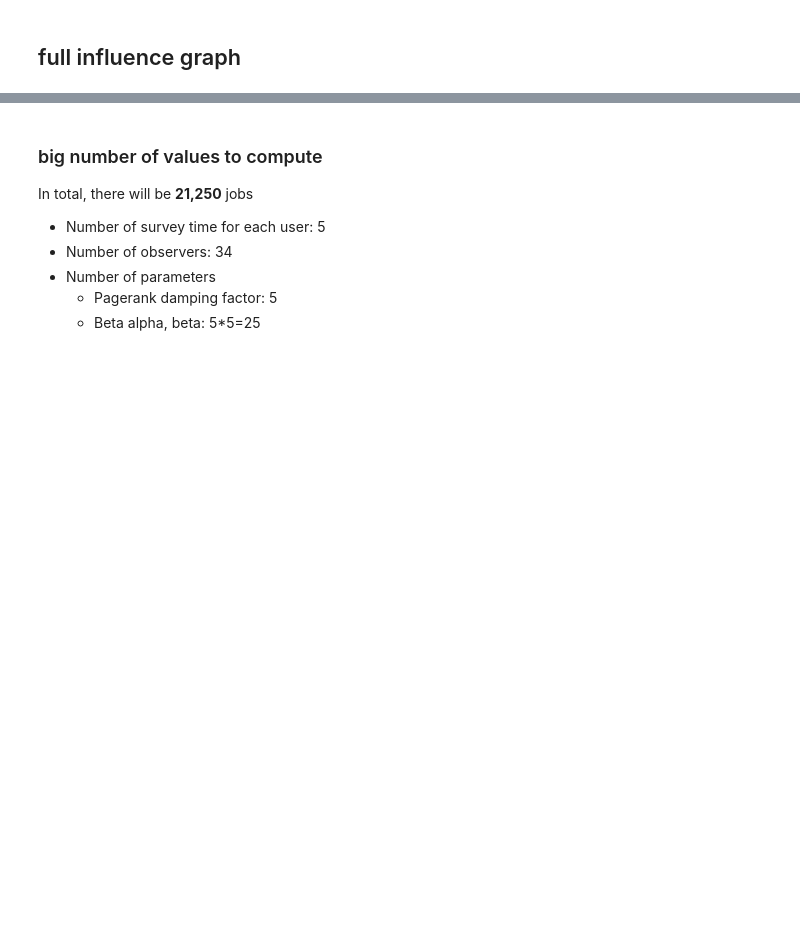
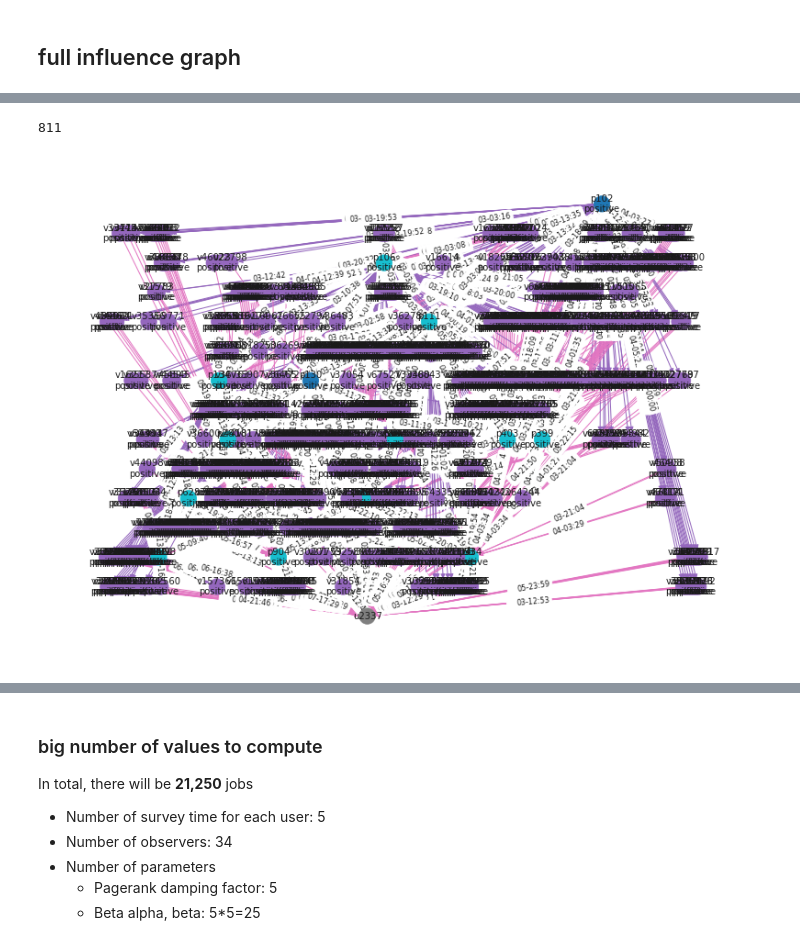
Before and after one commit to ruiliu310/dartpost-research, a Jupyter notebook: influence_graph.ipynb, the cells around one changed output, grey strips where cells are left out. Saved outputs shown, nothing was run; the diff lists cells and outputs as text; code cells hidden in the pictures; blank space fills up the shorter version.

```diff
--- a/influence_graph.ipynb
+++ b/influence_graph.ipynb
@@ -296,30 +276,33 @@ print(len(subG))
 # %%
 # pos = nx.spring_layout(subG, iterations=100)
 pos = nx.drawing.nx_agraph.graphviz_layout(subG, prog="dot")
 
 fig = plt.figure(figsize=(14, 10))
 ax = fig.subplots()
 
 nx.draw(
     subG, ax=ax,
     pos=pos,
     with_labels=True,
 #     node_color=[use_color[color_map[subG.nodes[n]["kind"]]] for n in subG.nodes],
     node_color=[use_color[color_map[subG.nodes[n]["kind"]]]
                 if n[0] != "u" else use_color[color_map[subG.nodes[n]["color"]]]
                 for n in subG.nodes],
     edge_color=[use_color[color_map[subG.edges[e]["kind"]]] for e in subG.edges],
-    labels={n: f"{n}\n{subG.nodes[n]['senti']}" if subG.nodes[n]['kind'] != "user" else n for n in subG.nodes},
+    labels={n: f"{n}\n{subG.nodes[n]['polar']}" if subG.nodes[n]['kind'] != "user" else n for n in subG.nodes},
     font_size=10,
 )
 
 nx.draw_networkx_edge_labels(
     subG, pos=pos, ax=ax,
     edge_labels={e: f"{subG.edges[e]['time']:%d-%H:%M}" for e in subG.edges},
     font_size=8,
 )
 
 print(len(subG))
+# %% [output]
+811
+[figure, added]
 # %%
 attention_window = pd.Timedelta("1 day")
 moment_time = timeline[5]
```
Also changed, not shown: parts of 28 cells of this notebook.
